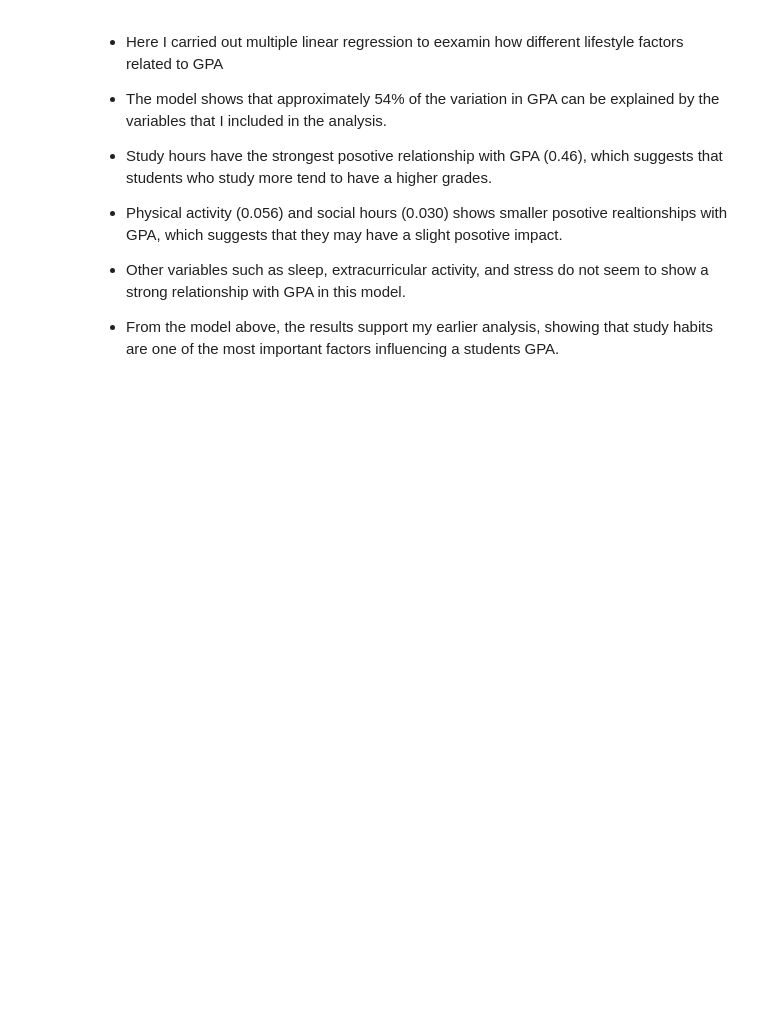
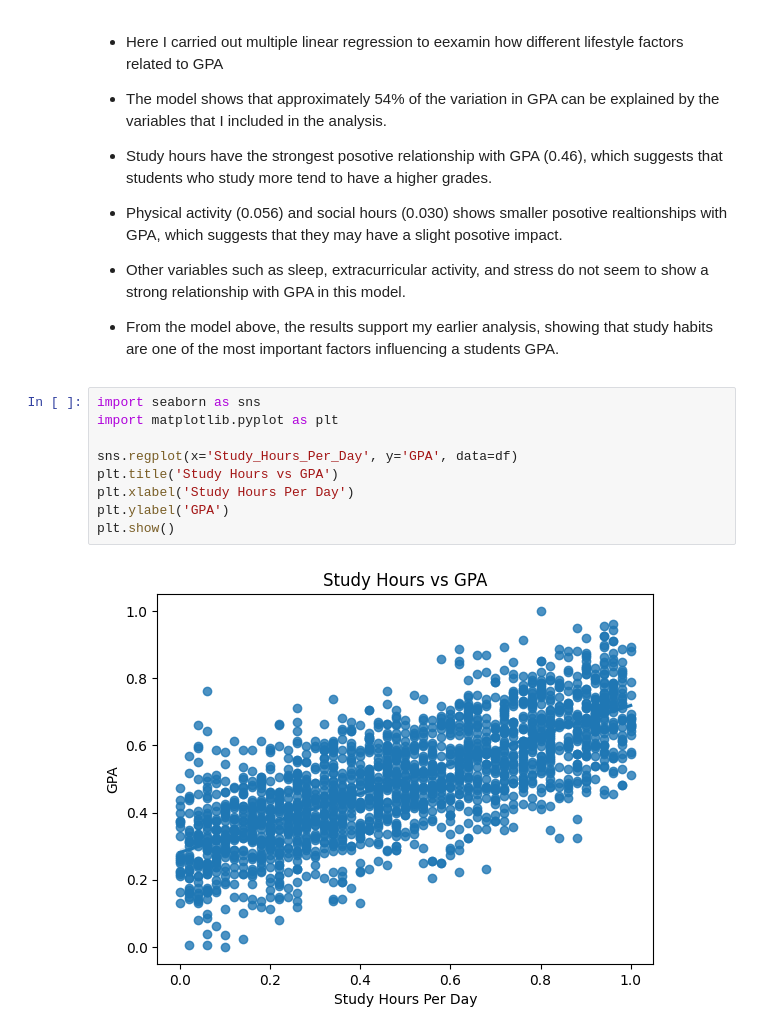
Before and after one commit to 1NVI5IBLE/Student-Success-Wellbeing-Index, a Jupyter notebook: Student_Success_Wellbeing_Index.ipynb, the cells around one changed output. Cells and saved outputs as stored; diff of their text form; blank space fills up the shorter version.

Commit message:
Added regression plot showing relationship between study hours and GPA

```diff
--- a/Student_Success_Wellbeing_Index.ipynb
+++ b/Student_Success_Wellbeing_Index.ipynb
@@ -300,3 +300,14 @@ strong multicollinearity problems or that the design matrix is singular.
 - Other variables such as sleep, extracurricular activity, and stress do not seem to show a strong relationship with GPA in this model.
 
 - From the model above, the results support my earlier analysis, showing that study habits are one of the most important factors influencing a students GPA.
+# %%
+import seaborn as sns
+import matplotlib.pyplot as plt
+
+sns.regplot(x='Study_Hours_Per_Day', y='GPA', data=df)
+plt.title('Study Hours vs GPA')
+plt.xlabel('Study Hours Per Day')
+plt.ylabel('GPA')
+plt.show()
+# %% [output]
+[figure, added]
```
Also changed, not shown: parts of 2 cells of this notebook.
